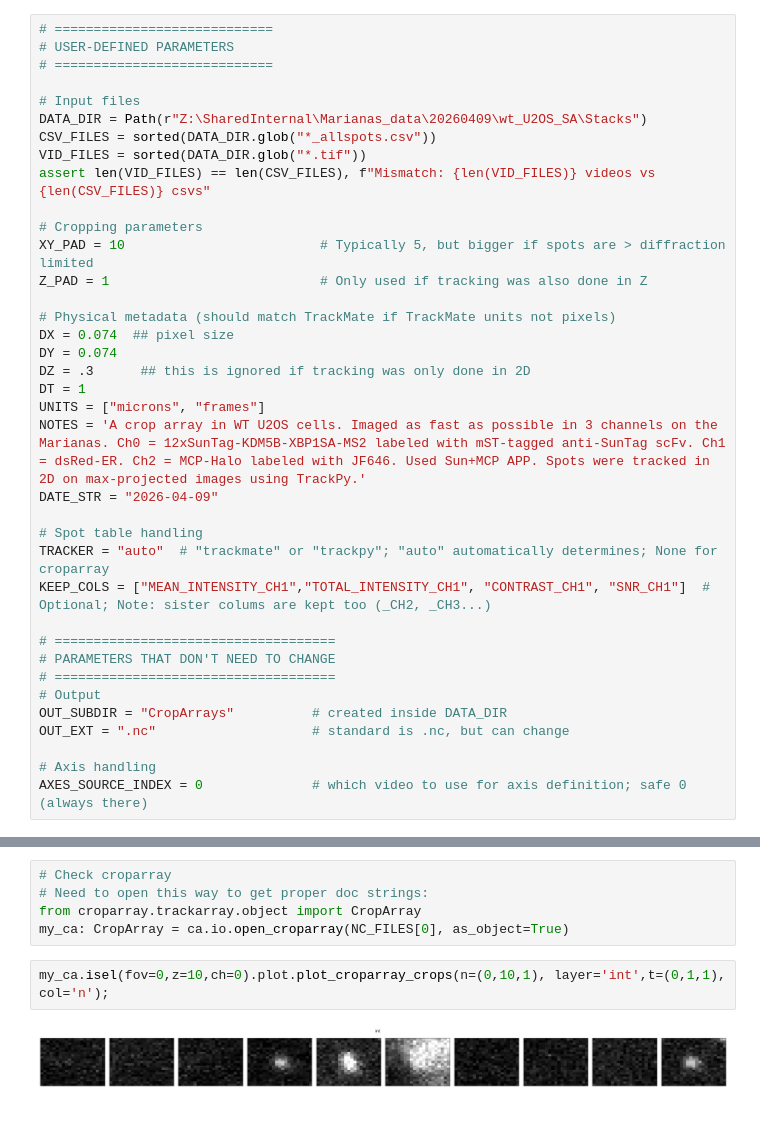
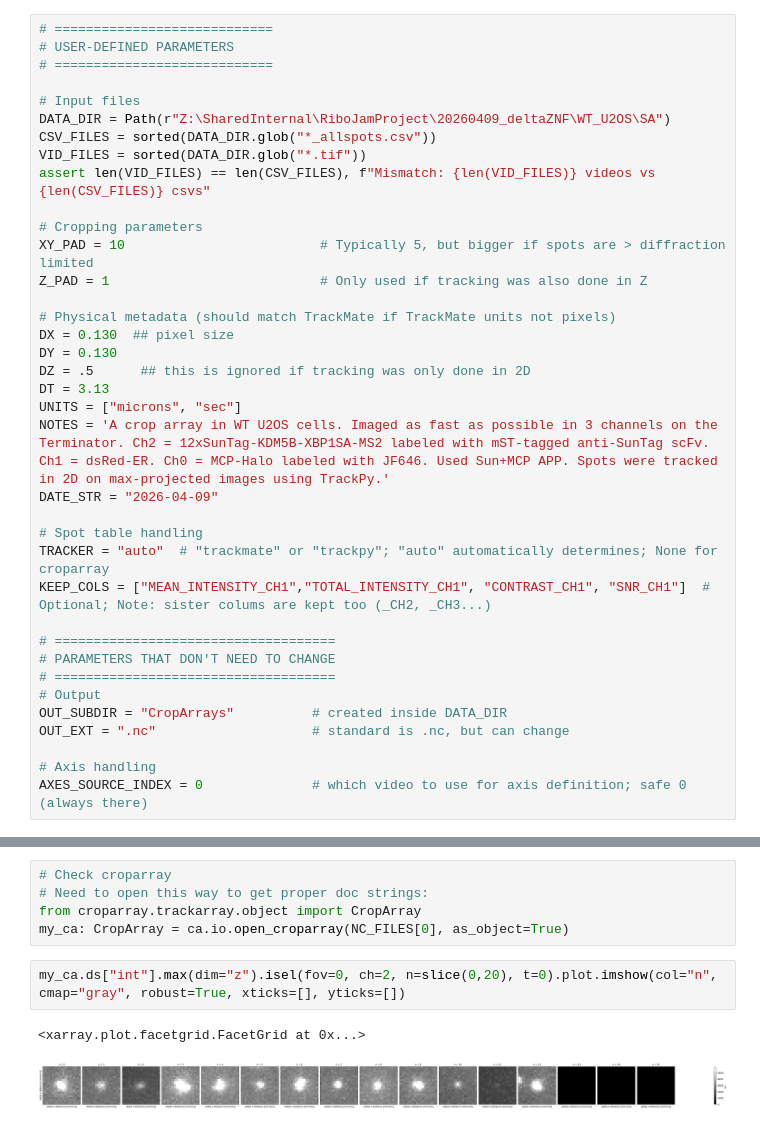
Before and after one commit to timstasevich/croparray, a Jupyter notebook: notebooks/MakeCropArrays.ipynb, the cells around one changed output, grey strips where cells are left out. Cells and saved outputs as stored; diff of their text form.

```diff
--- a/notebooks/MakeCropArrays.ipynb
+++ b/notebooks/MakeCropArrays.ipynb
@@ -9,7 +9,7 @@ from pathlib import Path
 # ============================
 
 # Input files
-DATA_DIR = Path(r"Z:\SharedInternal\Marianas_data\20260409\wt_U2OS_SA\Stacks")
+DATA_DIR = Path(r"Z:\SharedInternal\RiboJamProject\20260409_deltaZNF\WT_U2OS\SA")
 CSV_FILES = sorted(DATA_DIR.glob("*_allspots.csv"))
 VID_FILES = sorted(DATA_DIR.glob("*.tif"))
 assert len(VID_FILES) == len(CSV_FILES), f"Mismatch: {len(VID_FILES)} videos vs {len(CSV_FILES)} csvs"
@@ -19,12 +19,12 @@ XY_PAD = 10                         # Typically 5, but bigger if spots are > dif
 Z_PAD = 1                           # Only used if tracking was also done in Z
 
 # Physical metadata (should match TrackMate if TrackMate units not pixels)
-DX = 0.074  ## pixel size
-DY = 0.074
-DZ = .3      ## this is ignored if tracking was only done in 2D
-DT = 1
-UNITS = ["microns", "frames"]
-NOTES = 'A crop array in WT U2OS cells. Imaged as fast as possible in 3 channels on the Marianas. Ch0 = 12xSunTag-KDM5B-XBP1SA-MS2 labeled with mST-tagged anti-SunTag scFv. Ch1 = dsRed-ER. Ch2 = MCP-Halo labeled with JF646. Used Sun+MCP APP. Spots were tracked in 2D on max-projected images using TrackPy.'
+DX = 0.130  ## pixel size
+DY = 0.130
+DZ = .5      ## this is ignored if tracking was only done in 2D
+DT = 3.13
+UNITS = ["microns", "sec"]
+NOTES = 'A crop array in WT U2OS cells. Imaged as fast as possible in 3 channels on the Terminator. Ch2 = 12xSunTag-KDM5B-XBP1SA-MS2 labeled with mST-tagged anti-SunTag scFv. Ch1 = dsRed-ER. Ch0 = MCP-Halo labeled with JF646. Used Sun+MCP APP. Spots were tracked in 2D on max-projected images using TrackPy.'
 DATE_STR = "2026-04-09"
 
 # Spot table handling
@@ -104,6 +105,7 @@ NC_FILES
 from croparray.trackarray.object import CropArray
 my_ca: CropArray = ca.io.open_croparray(NC_FILES[0], as_object=True)
 # %%
-my_ca.isel(fov=0,z=10,ch=0).plot.plot_croparray_crops(n=(0,10,1), layer='int',t=(0,1,1), col='n');
+my_ca.ds["int"].max(dim="z").isel(fov=0, ch=2, n=slice(0,20), t=0).plot.imshow(col="n", cmap="gray", robust=True, xticks=[], yticks=[])
 # %% [output]
+<xarray.plot.facetgrid.FacetGrid at 0x...>
-[figure, old version]
+[figure, new version]
```
Also changed, not shown: parts of 4 cells of this notebook, 3 other files.
